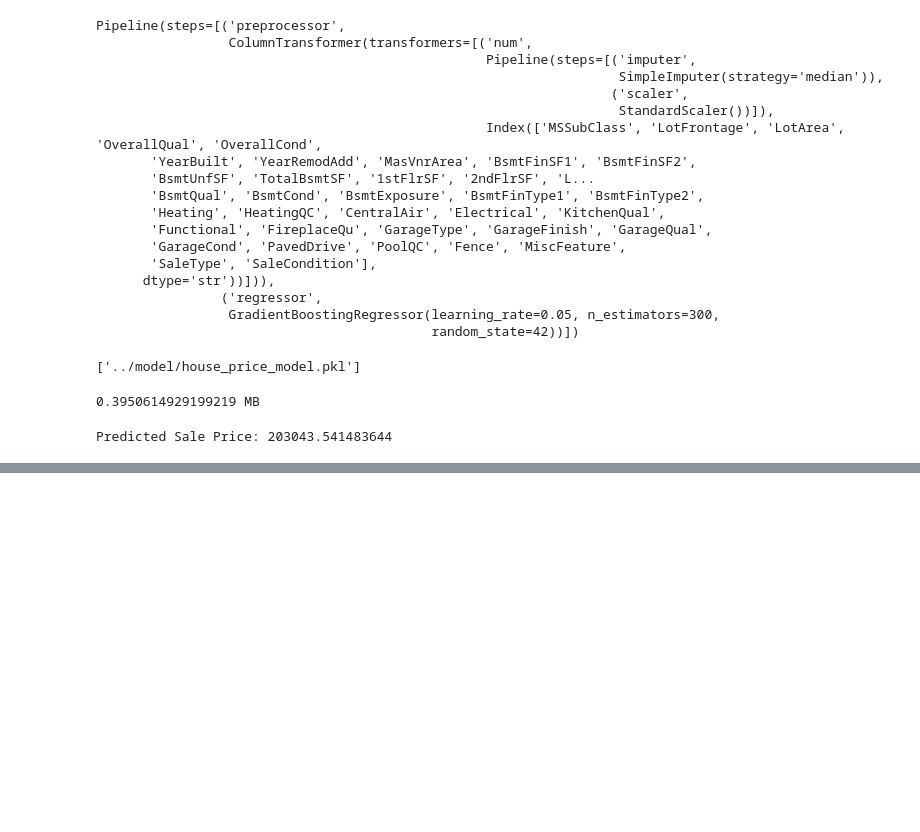
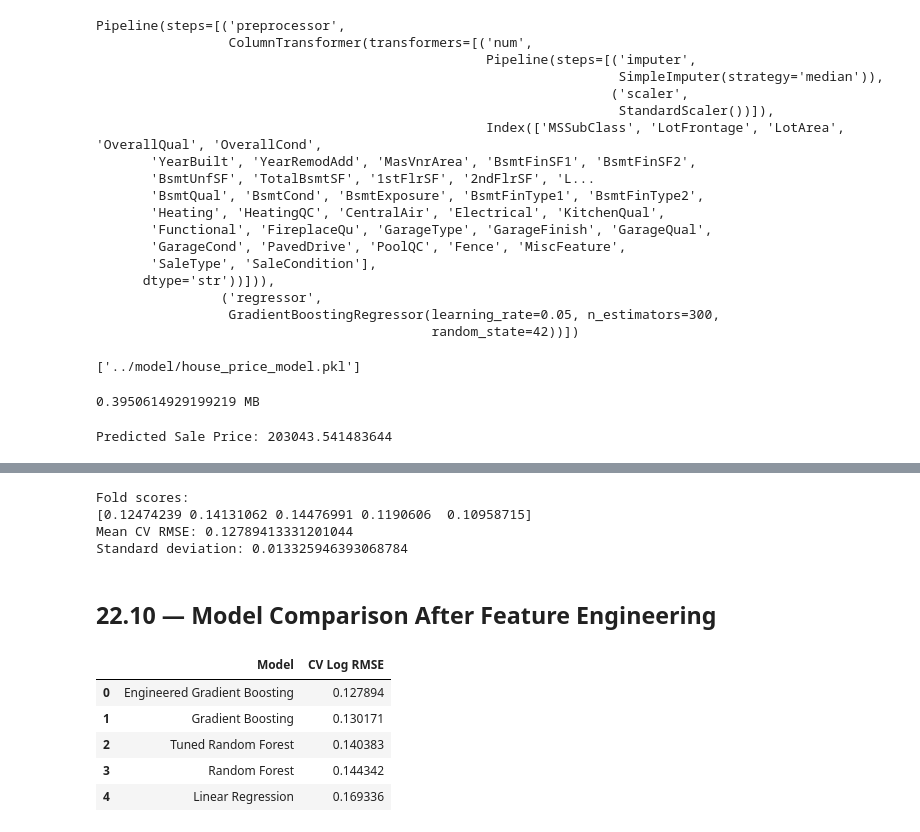
Before and after one commit to piyushs0810/house-price-prediction, a Jupyter notebook: notebooks/01_exploration.ipynb, the cells around one changed output, grey strips where cells are left out. Drawn from its saved outputs; the diff is of its cells as text; code cells hidden in the pictures; blank space fills up the shorter version.

```diff
--- a/notebooks/01_exploration.ipynb
+++ b/notebooks/01_exploration.ipynb
@@ -994,0 +1141,75 @@ Predicted Sale Price: 203043.541483644
+# %%
+from sklearn.ensemble import GradientBoostingRegressor
+
+gb_engineered = Pipeline([
+    ("preprocessor", preprocessor_eng),
+
+    ("regressor", GradientBoostingRegressor(
+        n_estimators=300,
+        learning_rate=0.05,
+        max_depth=3,
+        random_state=42
+    ))
+])
+# %%
+engineered_cv_scores = cross_val_score(
+    gb_engineered,
+    X_train_eng,
+    np.log1p(y_train_eng),
+    cv=5,
+    scoring="neg_root_mean_squared_error",
+    n_jobs=-1
+)
+
+engineered_cv_rmse = -engineered_cv_scores
+
+print("Fold scores:")
+print(engineered_cv_rmse)
+
+print(
+    "Mean CV RMSE:",
+    engineered_cv_rmse.mean()
+)
+
+print(
+    "Standard deviation:",
+    engineered_cv_rmse.std()
+)
+# %% [output]
+Fold scores:
+[0.12474239 0.14131062 0.14476991 0.1190606  0.10958715]
+Mean CV RMSE: 0.12789413331201044
+Standard deviation: 0.013325946393068784
+# %% [markdown]
+## 22.10 — Model Comparison After Feature Engineering
+# %%
+model_comparison = pd.DataFrame({
+    "Model": [
+        "Linear Regression",
+        "Random Forest",
+        "Tuned Random Forest",
+        "Gradient Boosting",
+        "Engineered Gradient Boosting"
+    ],
+
+    "CV Log RMSE": [
+        0.1693355863,
+        0.1443418139,
+        0.1403832025,
+        0.130171,
+        engineered_cv_rmse.mean()
+    ]
+})
+
+model_comparison = model_comparison.sort_values(
+    "CV Log RMSE"
+).reset_index(drop=True)
+
+model_comparison
+# %% [output]
+|  | Model | CV Log RMSE |
+| 0 | Engineered Gradient Boosting | 0.127894 |
+| 1 | Gradient Boosting | 0.130171 |
+| 2 | Tuned Random Forest | 0.140383 |
+| 3 | Random Forest | 0.144342 |
+| 4 | Linear Regression | 0.169336 |
```
Also changed, not shown: parts of 17 cells of this notebook, 4 other files.
